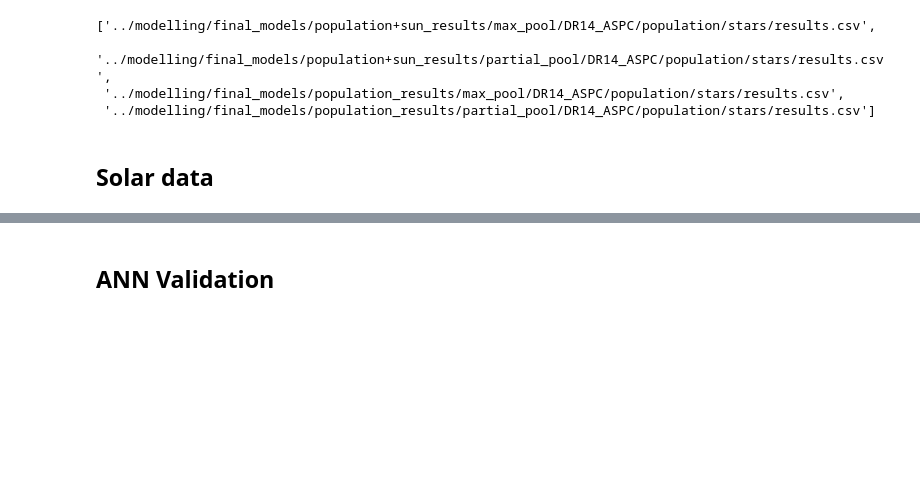
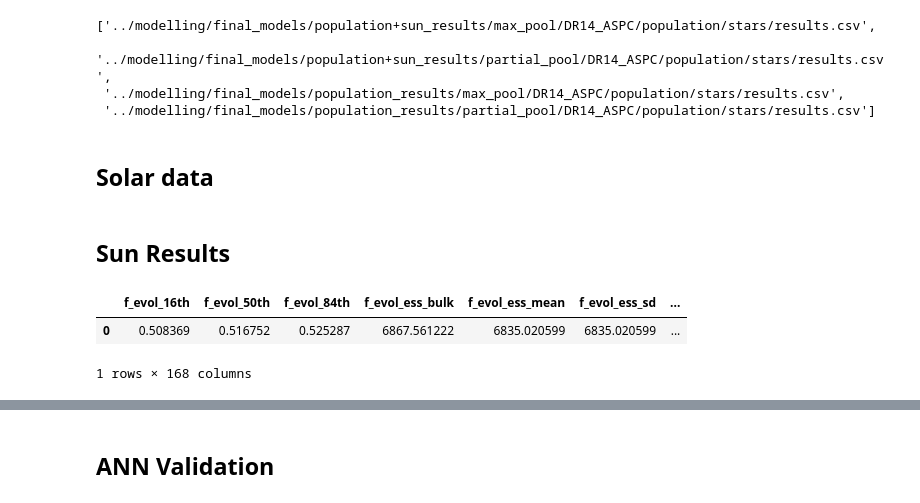
Before and after one commit to alexlyttle/hierarchically-modelling-dwarfs, a Jupyter notebook: results/make_tables.ipynb, the cells around one changed output, grey strips where cells are left out. Saved outputs shown, nothing was run; the diff lists cells and outputs as text; code cells hidden in the pictures; blank space fills up the shorter version.

```diff
--- a/results/make_tables.ipynb
+++ b/results/make_tables.ipynb
@@ -265,3 +265,12 @@ table = sun_in.reset_index()
 # %%
 with open(f'../paper/sun_inputs.tex', 'w') as file:
     file.write(table.to_latex(escape=False, index=False, column_format='crr'))
+# %% [markdown]
+## Sun Results
+# %%
+sun_out = pd.read_csv('../modelling/final_models/sun_results/SUN/star/results.csv')
+sun_out
+# %% [output]
+|  | f_evol_16th | f_evol_50th | f_evol_84th | f_evol_ess_bulk | f_evol_ess_mean | f_evol_ess_sd | ... |
+| 0 | 0.508369 | 0.516752 | 0.525287 | 6867.561222 | 6835.020599 | 6835.020599 | ... |
+1 rows × 168 columns
```
Also changed, not shown: parts of 6 cells of this notebook, 3 other files.
